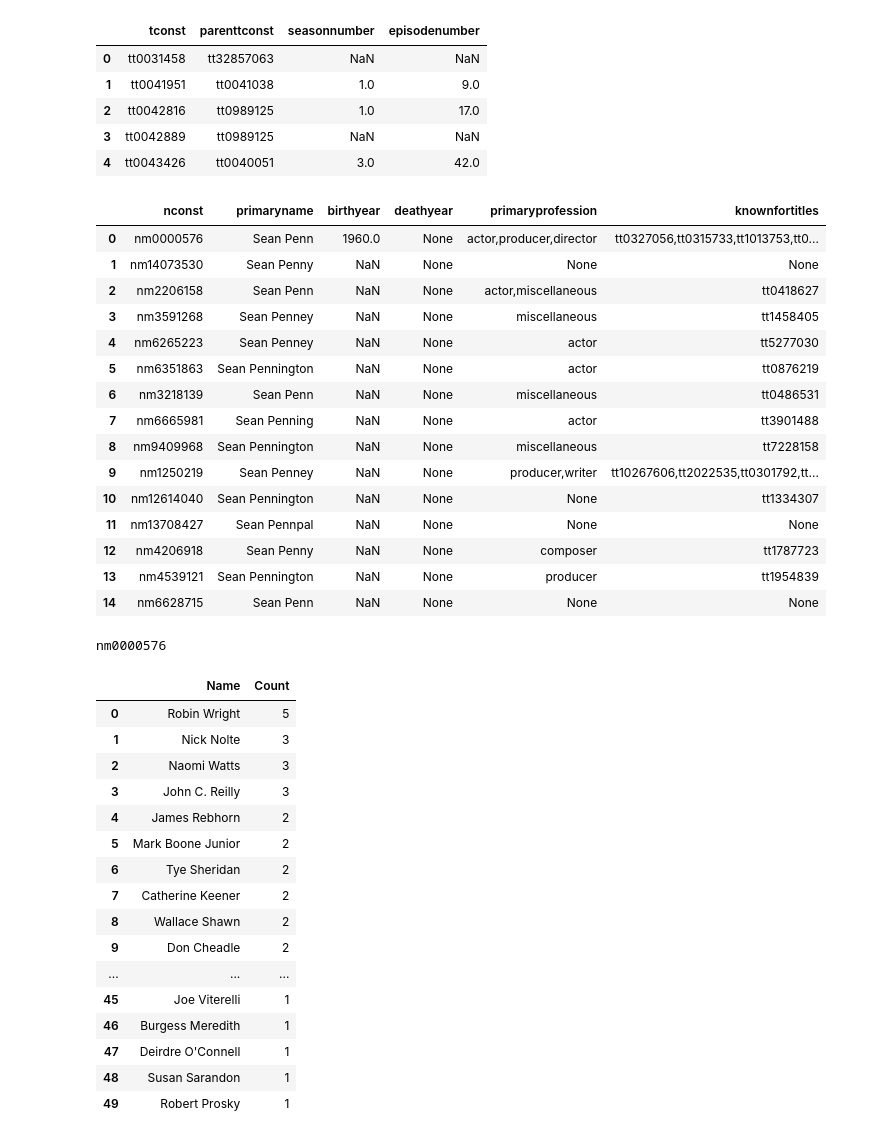
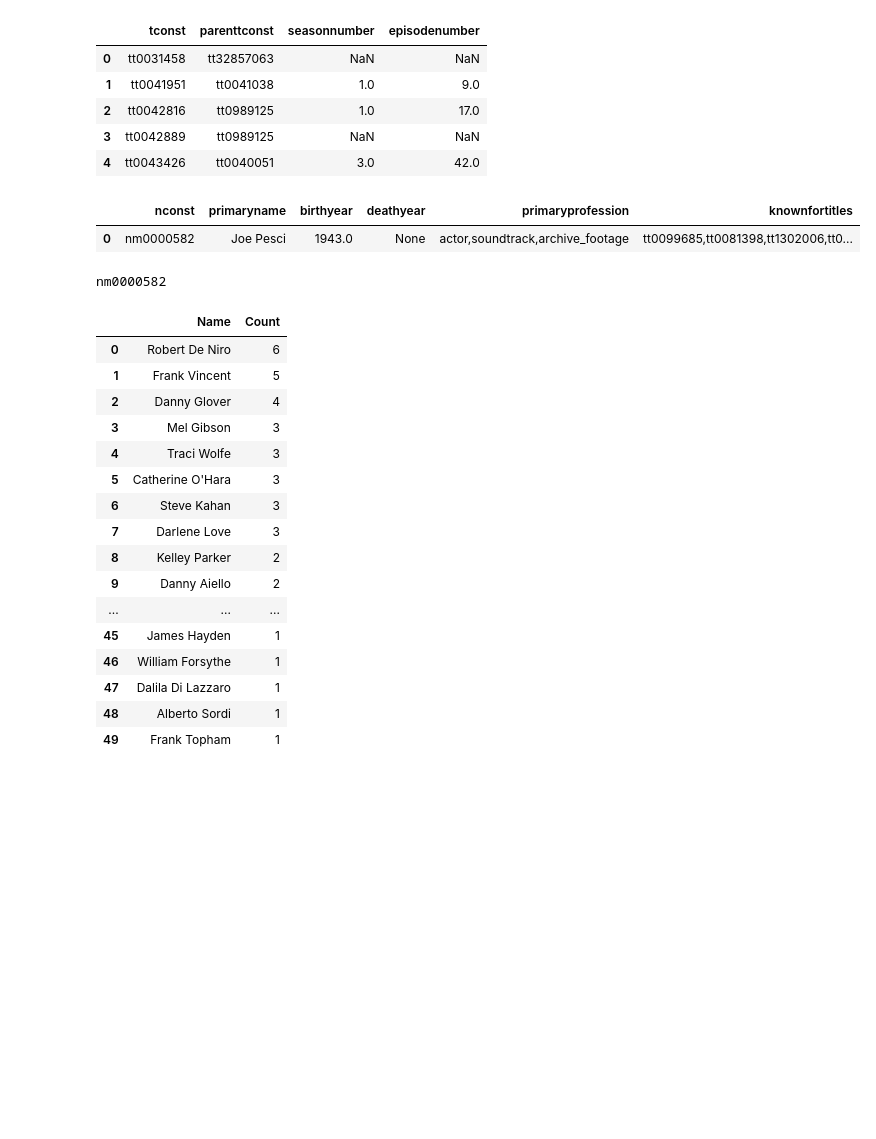
Before and after one commit to SharpWave/Dave_ML, a Jupyter notebook: IMDB.ipynb, the cells around one changed output. Drawn from its saved outputs; the diff is of its cells as text; code cells hidden in the pictures; blank space fills up the shorter version.

```diff
--- a/IMDB.ipynb
+++ b/IMDB.ipynb
@@ -18,0 +1,8 @@ for table in cur.fetchall():
+# %%
+# connect to postgresql database called imdb_pg with user postgres and password postgres
+import psycopg2
+import pandas as pd
+import dave_imdb as di
+
+# connect to the database
+conn = di.connect_to_imdb_pg()
@@ -104,26 +102,12 @@ def search_name_basics(name):
 pd.set_option('display.max_rows', None)
 # %%
 # test the function
-searchname = "Sean Penn"
+searchname = "Joe Pesci"
 possible_names = search_name_basics(searchname)
 possible_names.head(possible_names.shape[0])
 # %% [output]
 |  | nconst | primaryname | birthyear | deathyear | primaryprofession | knownfortitles |
-| 0 | nm0000576 | Sean Penn | 1960.0 | None | actor,producer,director | tt0327056,tt0315733,tt1013753,tt0... |
-| 1 | nm14073530 | Sean Penny | NaN | None | None | None |
-| 2 | nm2206158 | Sean Penn | NaN | None | actor,miscellaneous | tt0418627 |
-| 3 | nm3591268 | Sean Penney | NaN | None | miscellaneous | tt1458405 |
-| 4 | nm6265223 | Sean Penney | NaN | None | actor | tt5277030 |
-| 5 | nm6351863 | Sean Pennington | NaN | None | actor | tt0876219 |
-| 6 | nm3218139 | Sean Penn | NaN | None | miscellaneous | tt0486531 |
-| 7 | nm6665981 | Sean Penning | NaN | None | actor | tt3901488 |
-| 8 | nm9409968 | Sean Pennington | NaN | None | miscellaneous | tt7228158 |
-| 9 | nm1250219 | Sean Penney | NaN | None | producer,writer | tt10267606,tt2022535,tt0301792,tt... |
-| 10 | nm12614040 | Sean Pennington | NaN | None | None | tt1334307 |
-| 11 | nm13708427 | Sean Pennpal | NaN | None | None | None |
-| 12 | nm4206918 | Sean Penny | NaN | None | composer | tt1787723 |
-| 13 | nm4539121 | Sean Pennington | NaN | None | producer | tt1954839 |
-| 14 | nm6628715 | Sean Penn | NaN | None | None | None |
+| 0 | nm0000582 | Joe Pesci | 1943.0 | None | actor,soundtrack,archive_footage | tt0099685,tt0081398,tt1302006,tt0... |
 # %%
 correct_row = 0
 
@@ -175,21 +159,21 @@ star_names_df = pd.DataFrame(star_names, columns=["Name"])
 star_names_df["Count"] = tc_costars["nconst"].value_counts().values
 star_names_df.head(50)
 # %% [output]
-nm0000576
+nm0000582
 |  | Name | Count |
-| 0 | Robin Wright | 5 |
-| 1 | Nick Nolte | 3 |
-| 2 | Naomi Watts | 3 |
-| 3 | John C. Reilly | 3 |
-| 4 | James Rebhorn | 2 |
-| 5 | Mark Boone Junior | 2 |
-| 6 | Tye Sheridan | 2 |
-| 7 | Catherine Keener | 2 |
-| 8 | Wallace Shawn | 2 |
-| 9 | Don Cheadle | 2 |
+| 0 | Robert De Niro | 6 |
+| 1 | Frank Vincent | 5 |
+| 2 | Danny Glover | 4 |
+| 3 | Mel Gibson | 3 |
+| 4 | Traci Wolfe | 3 |
+| 5 | Catherine O'Hara | 3 |
+| 6 | Steve Kahan | 3 |
+| 7 | Darlene Love | 3 |
+| 8 | Kelley Parker | 2 |
+| 9 | Danny Aiello | 2 |
 | ... | ... | ... |
-| 45 | Joe Viterelli | 1 |
-| 46 | Burgess Meredith | 1 |
-| 47 | Deirdre O'Connell | 1 |
-| 48 | Susan Sarandon | 1 |
-| 49 | Robert Prosky | 1 |
+| 45 | James Hayden | 1 |
+| 46 | William Forsythe | 1 |
+| 47 | Dalila Di Lazzaro | 1 |
+| 48 | Alberto Sordi | 1 |
+| 49 | Frank Topham | 1 |
```
Also changed, not shown: parts of 8 cells of this notebook, 1 other file.
